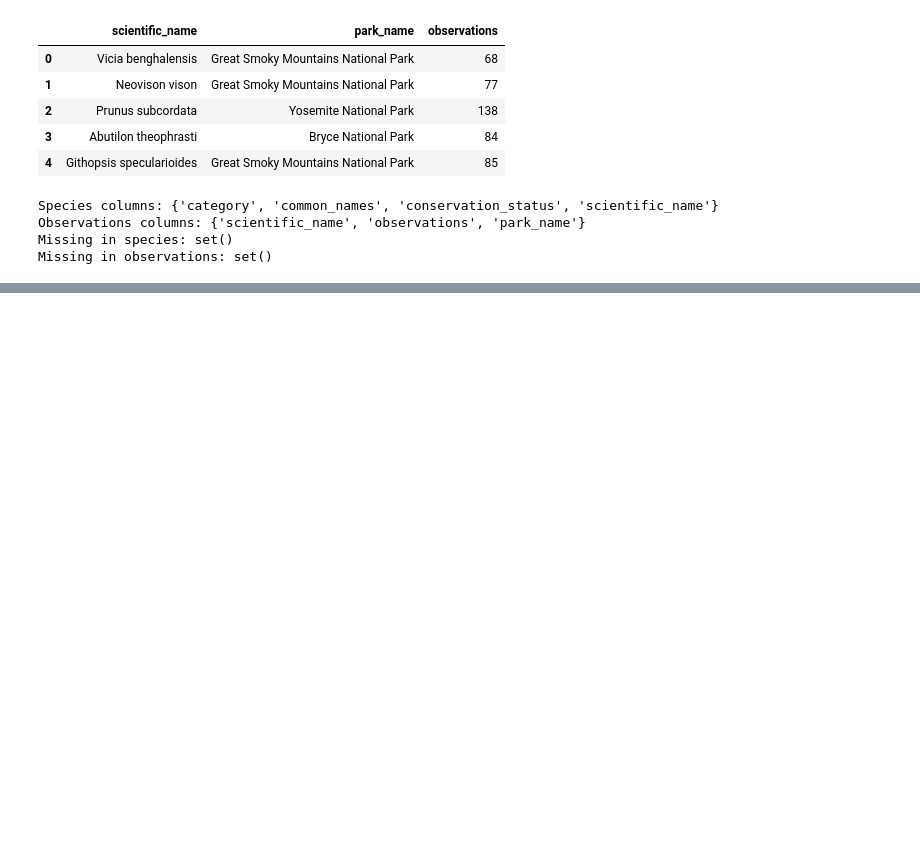
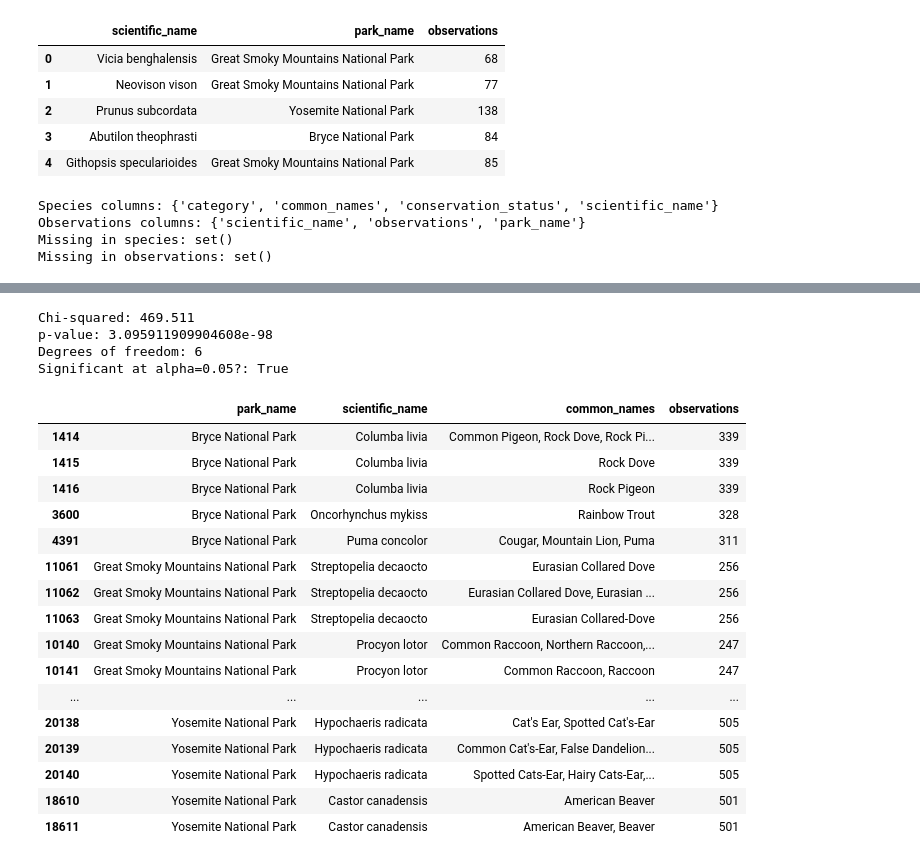
Before and after one commit to ad0wski/biodiversity-starter, a Jupyter notebook: biodiversity.ipynb, the cells around one changed output, grey strips where cells are left out. Drawn from its saved outputs; the diff is of its cells as text; code cells hidden in the pictures; blank space fills up the shorter version.

```diff
--- a/biodiversity.ipynb
+++ b/biodiversity.ipynb
@@ -269,0 +341,51 @@ Missing in observations: set()
+# %%
+import pandas as pd
+from scipy.stats import chi2_contingency
+
+# tabela kontyngencji: kategoria × ochrona
+table = pd.crosstab(species["category"], species["is_protected"])
+chi2, p, dof, expected = chi2_contingency(table)
+
+print("Chi-squared:", round(chi2, 3))
+print("p-value:", p)
+print("Degrees of freedom:", dof)
+print("Significant at alpha=0.05?:", p < 0.05)
+# %% [output]
+Chi-squared: 469.511
+p-value: 3.095911909904608e-98
+Degrees of freedom: 6
+Significant at alpha=0.05?: True
+# %%
+# dołączymy nazwy zwyczajowe, by było czytelniej
+obs = observations.merge(
+    species[["scientific_name","common_names","category","is_protected"]],
+    on="scientific_name",
+    how="left"
+)
+
+# suma obserwacji gatunku w parku (ostatnie 7 dni)
+by_park_species = (obs.groupby(["park_name","scientific_name","common_names"])["observations"]
+                     .sum().reset_index())
+
+# Top 5 gatunków na park
+top5_each_park = (by_park_species.sort_values(["park_name","observations"], ascending=[True, False])
+                                   .groupby("park_name").head(5))
+top5_each_park
+# %% [output]
+|  | park_name | scientific_name | common_names | observations |
+| 1414 | Bryce National Park | Columba livia | Common Pigeon, Rock Dove, Rock Pi... | 339 |
+| 1415 | Bryce National Park | Columba livia | Rock Dove | 339 |
+| 1416 | Bryce National Park | Columba livia | Rock Pigeon | 339 |
+| 3600 | Bryce National Park | Oncorhynchus mykiss | Rainbow Trout | 328 |
+| 4391 | Bryce National Park | Puma concolor | Cougar, Mountain Lion, Puma | 311 |
+| 11061 | Great Smoky Mountains National Park | Streptopelia decaocto | Eurasian Collared Dove | 256 |
+| 11062 | Great Smoky Mountains National Park | Streptopelia decaocto | Eurasian Collared Dove, Eurasian ... | 256 |
+| 11063 | Great Smoky Mountains National Park | Streptopelia decaocto | Eurasian Collared-Dove | 256 |
+| 10140 | Great Smoky Mountains National Park | Procyon lotor | Common Raccoon, Northern Raccoon,... | 247 |
+| 10141 | Great Smoky Mountains National Park | Procyon lotor | Common Raccoon, Raccoon | 247 |
+| ... | ... | ... | ... | ... |
+| 20138 | Yosemite National Park | Hypochaeris radicata | Cat's Ear, Spotted Cat's-Ear | 505 |
+| 20139 | Yosemite National Park | Hypochaeris radicata | Common Cat's-Ear, False Dandelion... | 505 |
+| 20140 | Yosemite National Park | Hypochaeris radicata | Spotted Cats-Ear, Hairy Cats-Ear,... | 505 |
+| 18610 | Yosemite National Park | Castor canadensis | American Beaver | 501 |
+| 18611 | Yosemite National Park | Castor canadensis | American Beaver, Beaver | 501 |
```
Also changed, not shown: parts of 8 cells of this notebook.
